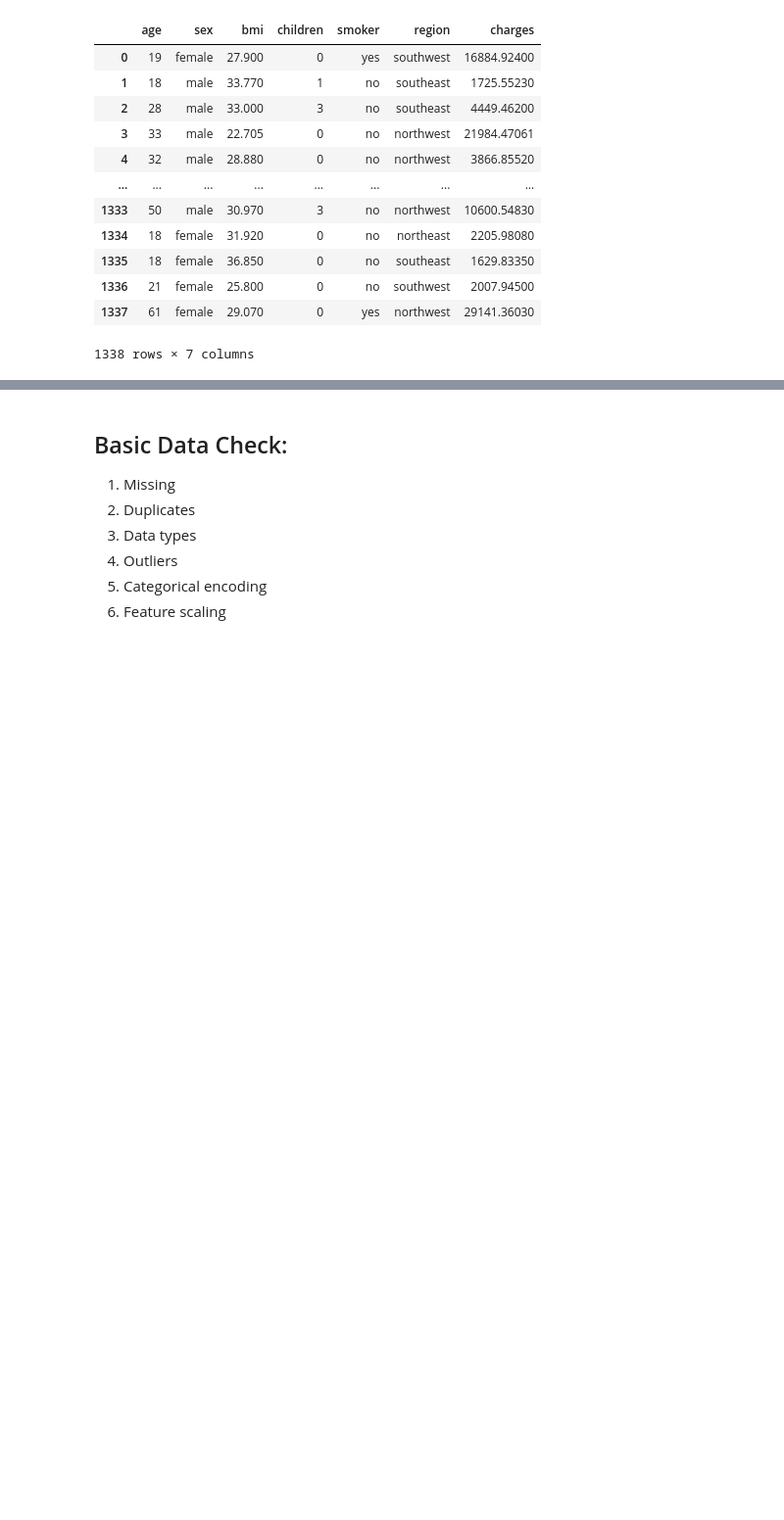
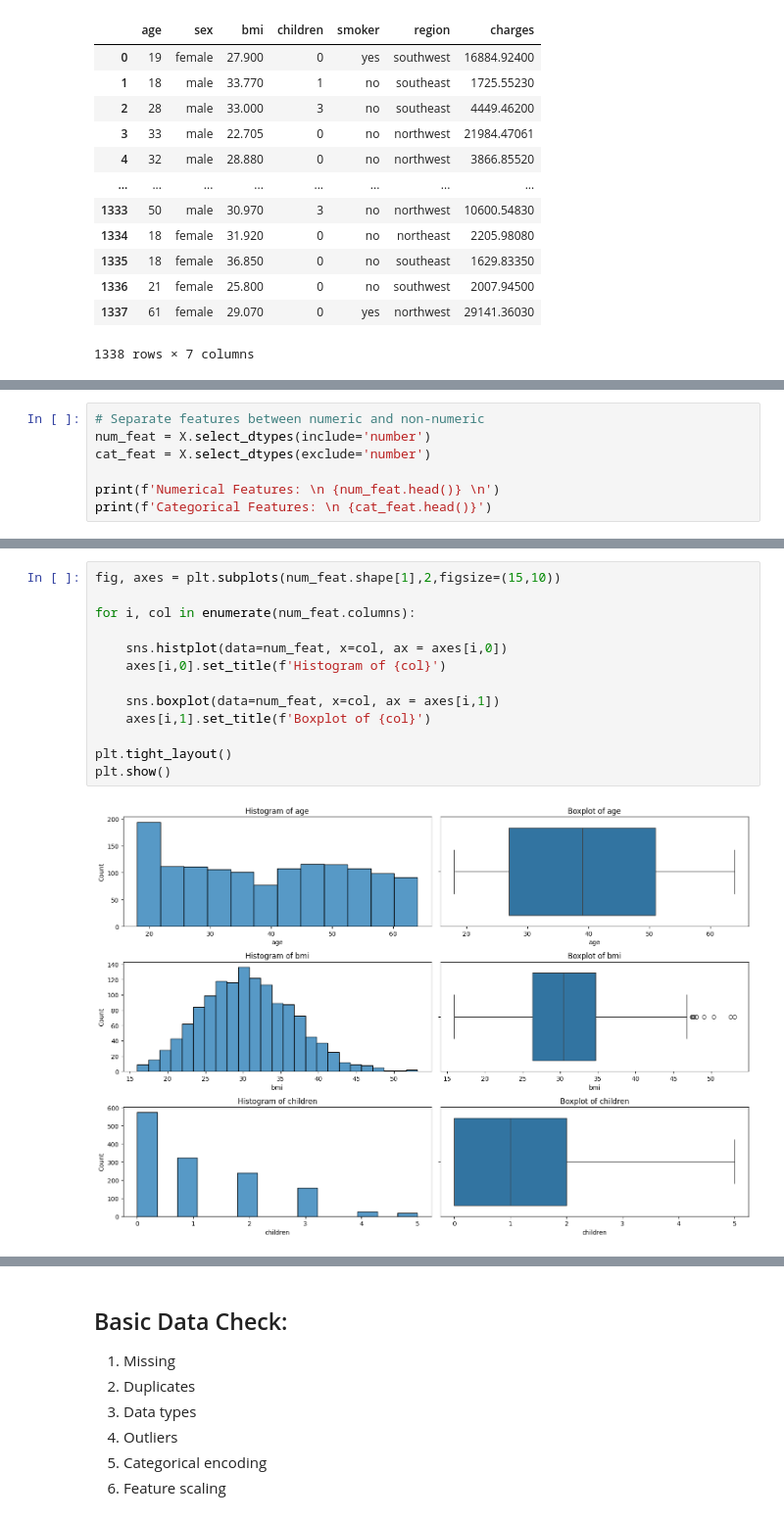
Before and after one commit to lokkenchan/linear_regression_001, a Jupyter notebook: notebooks/01_exploration.ipynb, the cells around one changed output, grey strips where cells are left out. Shown at 98% size. Saved outputs shown, nothing was run; the diff lists cells and outputs as text; blank space fills up the shorter version.

```diff
--- a/notebooks/01_exploration.ipynb
+++ b/notebooks/01_exploration.ipynb
@@ -38,0 +91,7 @@ We do not have any IDs or datetime data.
+# %%
+# Separate features between numeric and non-numeric
+num_feat = X.select_dtypes(include='number')
+cat_feat = X.select_dtypes(exclude='number')
+
+print(f'Numerical Features: \n {num_feat.head()} \n')
+print(f'Categorical Features: \n {cat_feat.head()}')
@@ -38,0 +114,15 @@ We do not have any IDs or datetime data.
+# %%
+fig, axes = plt.subplots(num_feat.shape[1],2,figsize=(15,10))
+
+for i, col in enumerate(num_feat.columns):
+
+    sns.histplot(data=num_feat, x=col, ax = axes[i,0])
+    axes[i,0].set_title(f'Histogram of {col}')
+
+    sns.boxplot(data=num_feat, x=col, ax = axes[i,1])
+    axes[i,1].set_title(f'Boxplot of {col}')
+
+plt.tight_layout()
+plt.show()
+# %% [output]
+[figure, added]
```
Also changed, not shown: parts of 24 cells of this notebook.
